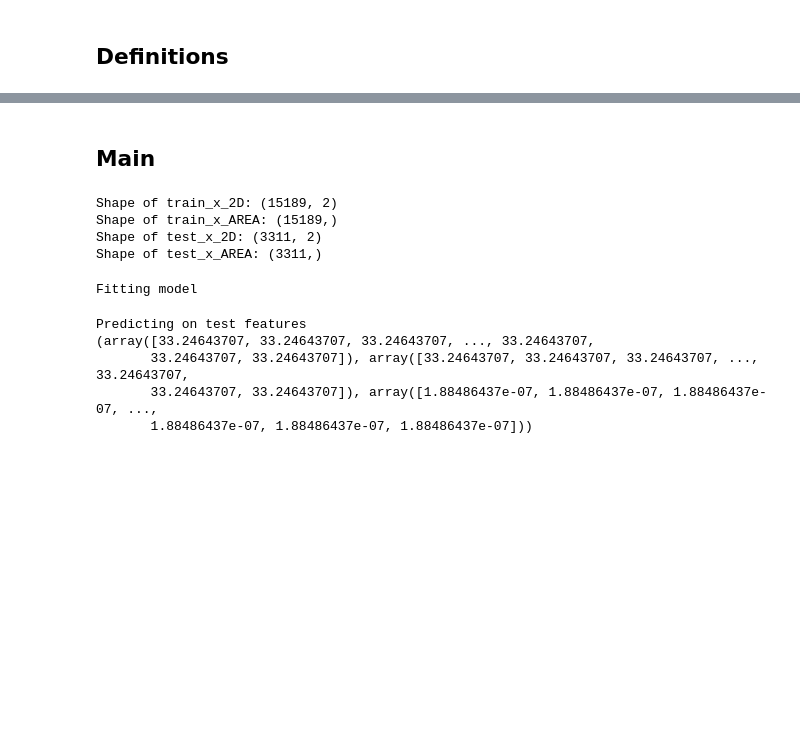
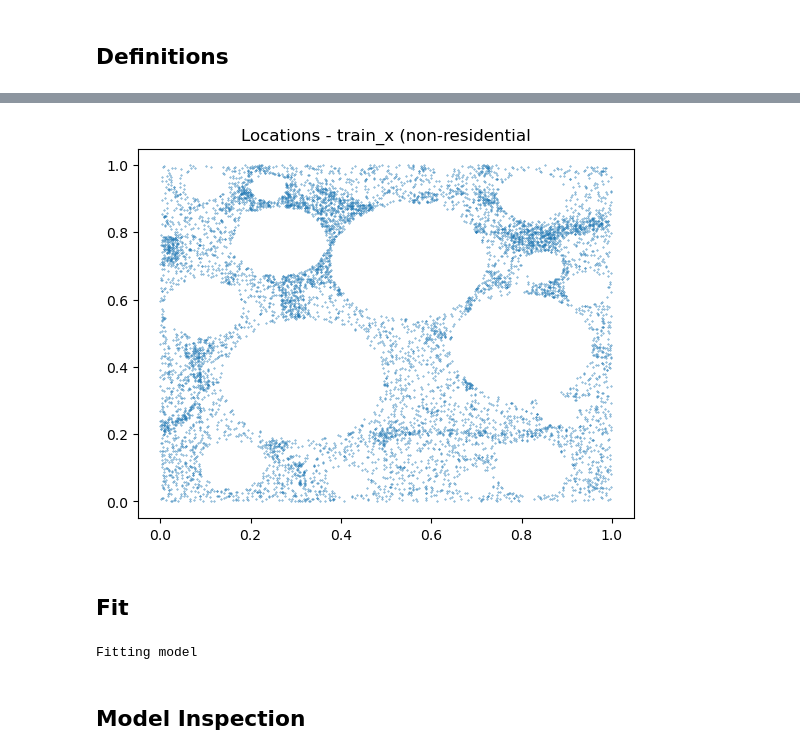
Before and after one commit to WatchmeDoc/PAI-2023, a Jupyter notebook: task01/solution.ipynb, the cells around one changed output, grey strips where cells are left out. Cells and saved outputs as stored; diff of their text form; code cells hidden in the pictures; blank space fills up the shorter version.

```diff
--- a/task01/solution.ipynb
+++ b/task01/solution.ipynb
@@ -192,24 +329,11 @@ def extract_city_area_information(train_x: np.ndarray, test_x: np.ndarray) -> ty
+# %%
+plt.scatter(*train_x_2D[~train_x_AREA].T, s=0.1)
+plt.title('Locations - train_x (non-residential')
+plt.show()
+# %% [output]
+[figure, added]
 # %% [markdown]
-## Main
+## Fit
-# %%
-# Load the training dateset and test features
-train_x = np.loadtxt('train_x.csv', delimiter=',', skiprows=1)
-train_y = np.loadtxt('train_y.csv', delimiter=',', skiprows=1)
-test_x = np.loadtxt('test_x.csv', delimiter=',', skiprows=1)
-
-# Extract the city_area information
-train_x_2D, train_x_AREA, test_x_2D, test_x_AREA = extract_city_area_information(train_x, test_x)
-
-if DEBUG:
-    print(f"Shape of train_x_2D: {train_x_2D.shape}")
-    print(f"Shape of train_x_AREA: {train_x_AREA.shape}")
-    print(f"Shape of test_x_2D: {test_x_2D.shape}")
-    print(f"Shape of test_x_AREA: {test_x_AREA.shape}")
-# %% [output]
-Shape of train_x_2D: (15189, 2)
-Shape of train_x_AREA: (15189,)
-Shape of test_x_2D: (3311, 2)
-Shape of test_x_AREA: (3311,)
 # %%
 # Fit the model
 print('Fitting model')
@@ -218,13 +342,4 @@ model.fitting_model(train_y,train_x_2D)
 # %% [output]
 Fitting model
-# %%
-# Predict on the test features
-print('Predicting on test features')
-predictions = model.make_predictions(test_x_2D, test_x_AREA)
-print(predictions)
-# %% [output]
-Predicting on test features
-(array([33.24643707, 33.24643707, 33.24643707, ..., 33.24643707,
-       33.24643707, 33.24643707]), array([33.24643707, 33.24643707, 33.24643707, ..., 33.24643707,
-       33.24643707, 33.24643707]), array([1.88486437e-07, 1.88486437e-07, 1.88486437e-07, ...,
-       1.88486437e-07, 1.88486437e-07, 1.88486437e-07]))
+# %% [markdown]
+## Model Inspection
```
Also changed, not shown: parts of 36 cells of this notebook, 1 other file.
